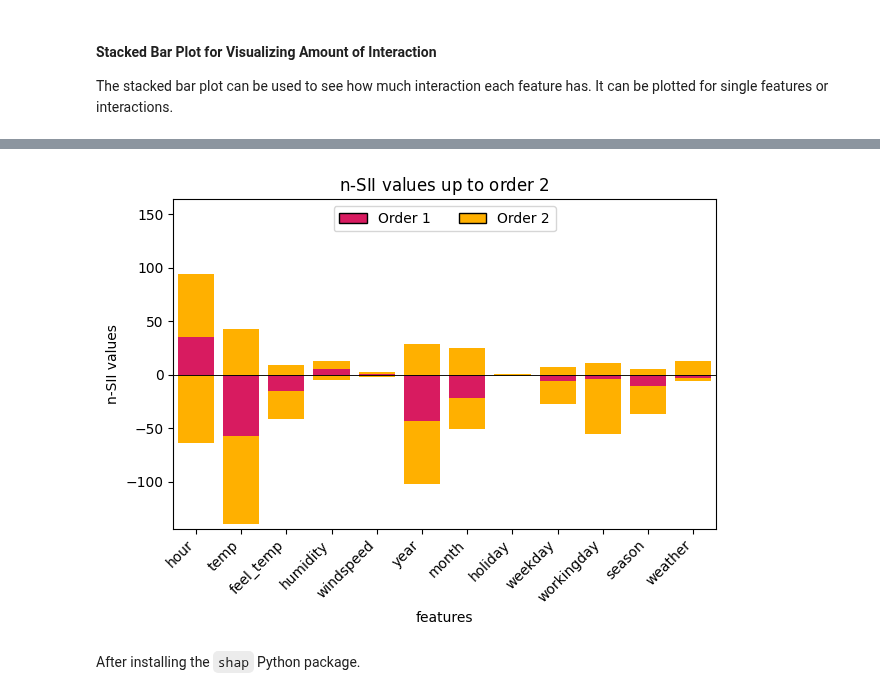
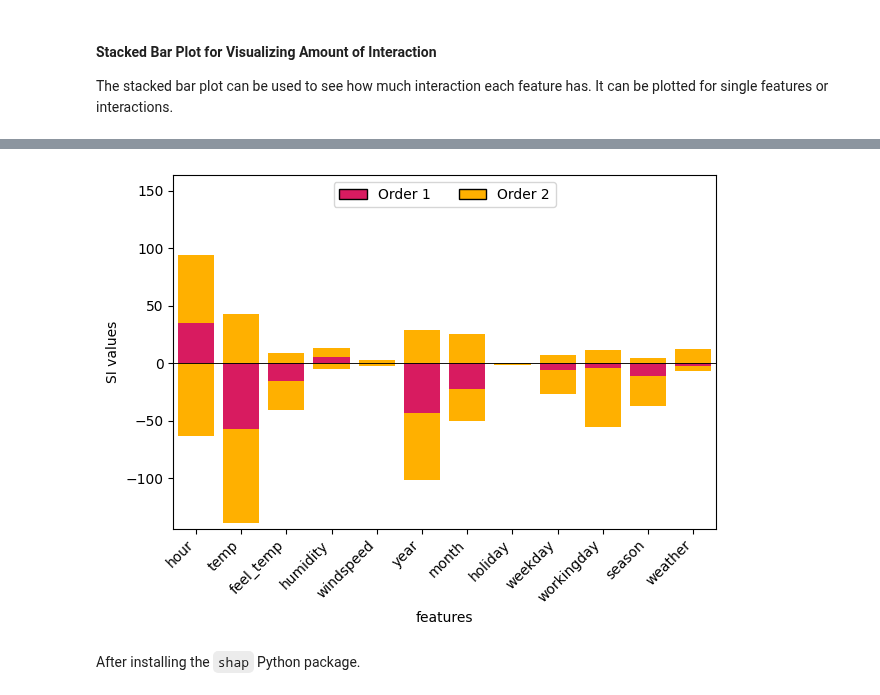
Before and after one commit to FabianK-Dev/shapiq, a Jupyter notebook: docs/source/notebooks/treeshapiq_lightgbm.ipynb, the cells around one changed output, grey strips where cells are left out. Cells and saved outputs as stored; diff of their text form; code cells hidden in the pictures.

```diff
--- a/docs/source/notebooks/treeshapiq_lightgbm.ipynb
+++ b/docs/source/notebooks/treeshapiq_lightgbm.ipynb
@@ -171,18 +159,11 @@ _ = shapiq.stacked_bar_plot(
-# %%
-# interactions (2-order)
-_ = shapiq.stacked_bar_plot(
-    n_shapley_values_pos={
-        1: np.array([0 if x < 0 else x for x in interaction_values.get_n_order_values(1)]),
-        2: interaction_values.get_n_order_values(2).clip(min=0).sum(axis=0),
-    },
-    n_shapley_values_neg={
-        1: np.array([0 if x > 0 else x for x in interaction_values.get_n_order_values(1)]),
-        2: interaction_values.get_n_order_values(2).clip(max=0).sum(axis=0),
-    },
-    feature_names=X.columns,
-)
-# %% [output]
-[figure, removed]
+# %%
+# interactions (2-order)
+_ = shapiq.stacked_bar_plot(
+    interaction_values=interaction_values.get_n_order(2, min_order=1),
+    feature_names=X.columns,
+)
+# %% [output]
+[figure, added]
 # %% [markdown]
 After installing the `shap` Python package.
 # %%
```
Also changed, not shown: parts of 8 cells of this notebook, 4 other files.
